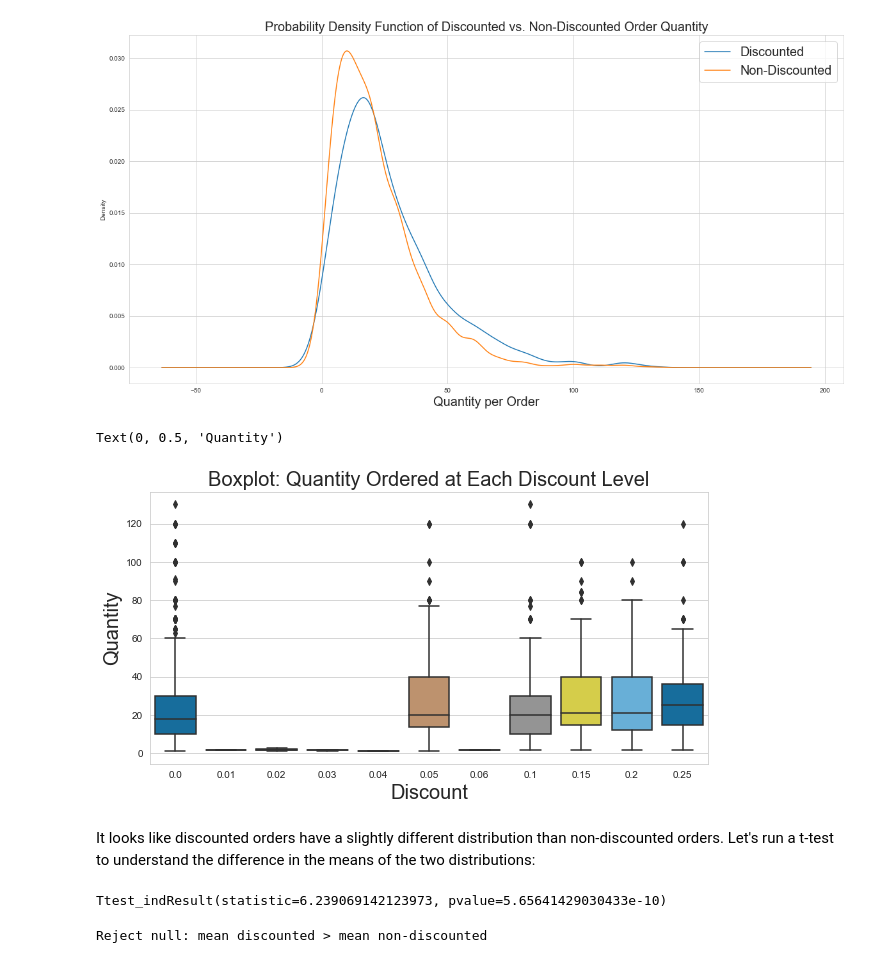
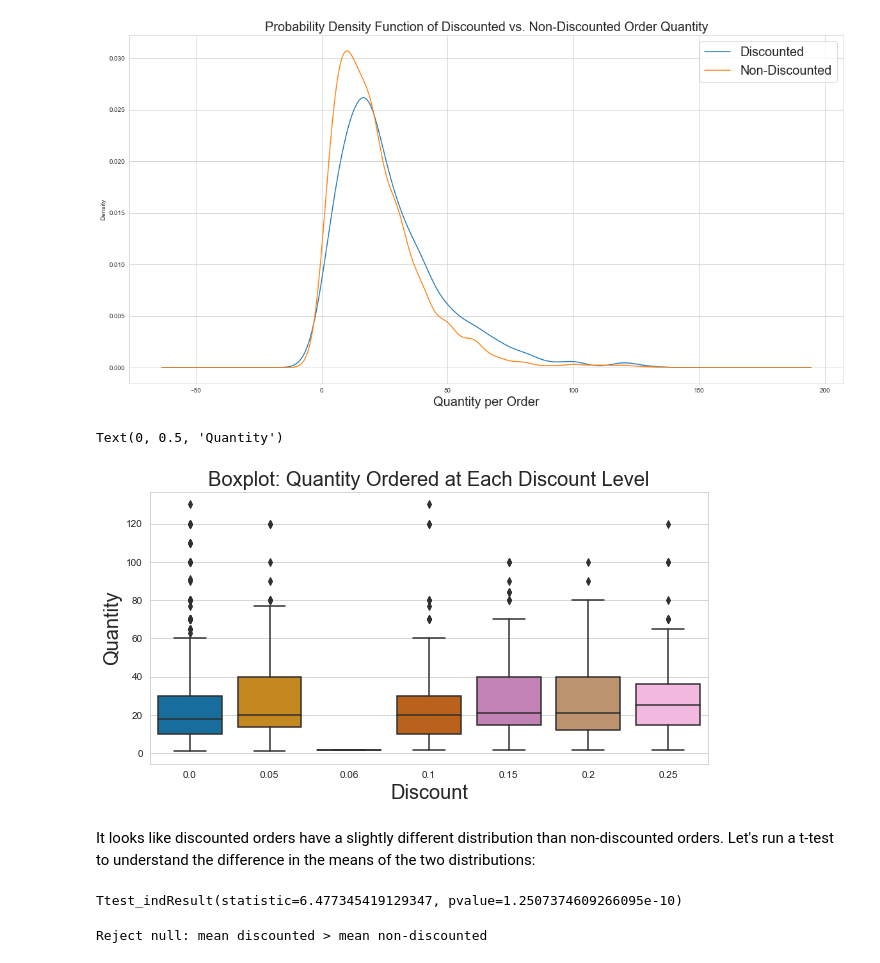
Before and after one commit to melisabardhi/Project2, a Jupyter notebook: Project 2.ipynb, the cells around one changed output. Saved outputs shown, nothing was run; the diff lists cells and outputs as text; code cells hidden in the pictures.

```diff
--- a/Project 2.ipynb
+++ b/Project 2.ipynb
@@ -517,17 +519,19 @@ plt.show()
 # %% [output]
 [figure]
 # %%
-# Let's see if we can visualize the data better with a boxplot:
+# Let's see if we can visualize the data better with a boxplot
+# Let's remove discounts between .0 - .05 to focus on the main categories
+df_disc, df_ndisc = df.loc[df.Discount > 0.04], df.loc[df.Discount == 0]
 frames = [df_ndisc, df_disc]
 result = pd.concat(frames)
 plt.figure(figsize=(10,5))
 sns.boxplot(y='Quantity', x='Discount', data=result, palette="colorblind")
 plt.title('Boxplot: Quantity Ordered at Each Discount Level', fontsize=20)
 plt.xlabel('Discount', fontsize=20)
 plt.ylabel('Quantity', fontsize=20)
 # %% [output]
 Text(0, 0.5, 'Quantity')
-[figure, old version]
+[figure, new version]
 # %% [markdown]
 It looks like discounted orders have a slightly different distribution than non-discounted orders. Let's run a t-test to understand the difference in the means of the two distributions:
 # %%
@@ -535,7 +539,7 @@ It looks like discounted orders have a slightly different distribution than non-
 results = stats.ttest_ind(df_disc.Quantity, df_ndisc.Quantity, equal_var=False)
 results
 # %% [output]
-Ttest_indResult(statistic=6.239069142123973, pvalue=5.65641429030433e-10)
+Ttest_indResult(statistic=6.477345419129347, pvalue=1.2507374609266095e-10)
 # %%
 # If mean of discounted is > mean of non-discounted, reject null hypothesis
 alpha = 0.05
```
Also changed, not shown: parts of 14 cells of this notebook, 2 other files.
